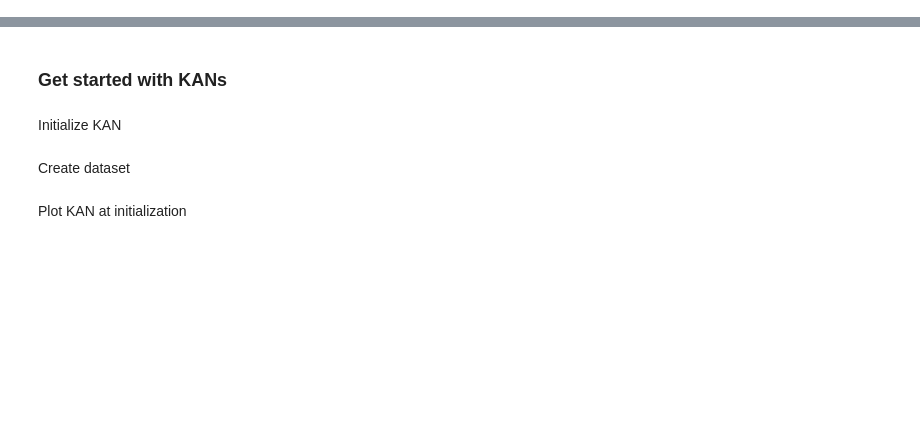
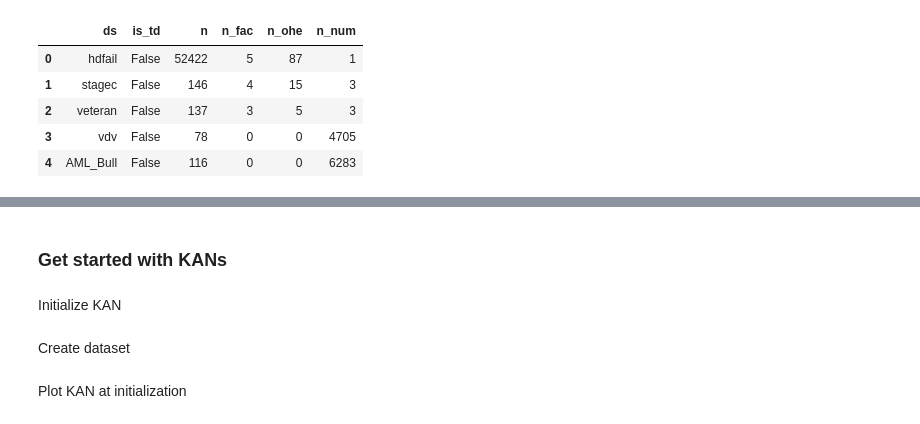
Before and after one commit to jiaxiang-cheng/CoxKAN, a Jupyter notebook: notebook/Hello CoxKAN.ipynb, the cells around one changed output, grey strips where cells are left out. Cells and saved outputs as stored; diff of their text form; code cells hidden in the pictures; blank space fills up the shorter version.

```diff
--- a/notebook/Hello CoxKAN.ipynb
+++ b/notebook/Hello CoxKAN.ipynb
@@ -30,0 +7,13 @@ features
+# %%
+from api.survset.data import SurvLoader
+
+loader = SurvLoader()
+# List of available datasets and meta-info
+loader.df_ds.head()
+# %% [output]
+|  | ds | is_td | n | n_fac | n_ohe | n_num |
+| 0 | hdfail | False | 52422 | 5 | 87 | 1 |
+| 1 | stagec | False | 146 | 4 | 15 | 3 |
+| 2 | veteran | False | 137 | 3 | 5 | 3 |
+| 3 | vdv | False | 78 | 0 | 0 | 4705 |
+| 4 | AML_Bull | False | 116 | 0 | 0 | 6283 |
```
Also changed, not shown: parts of 18 cells of this notebook, 29 other files.
